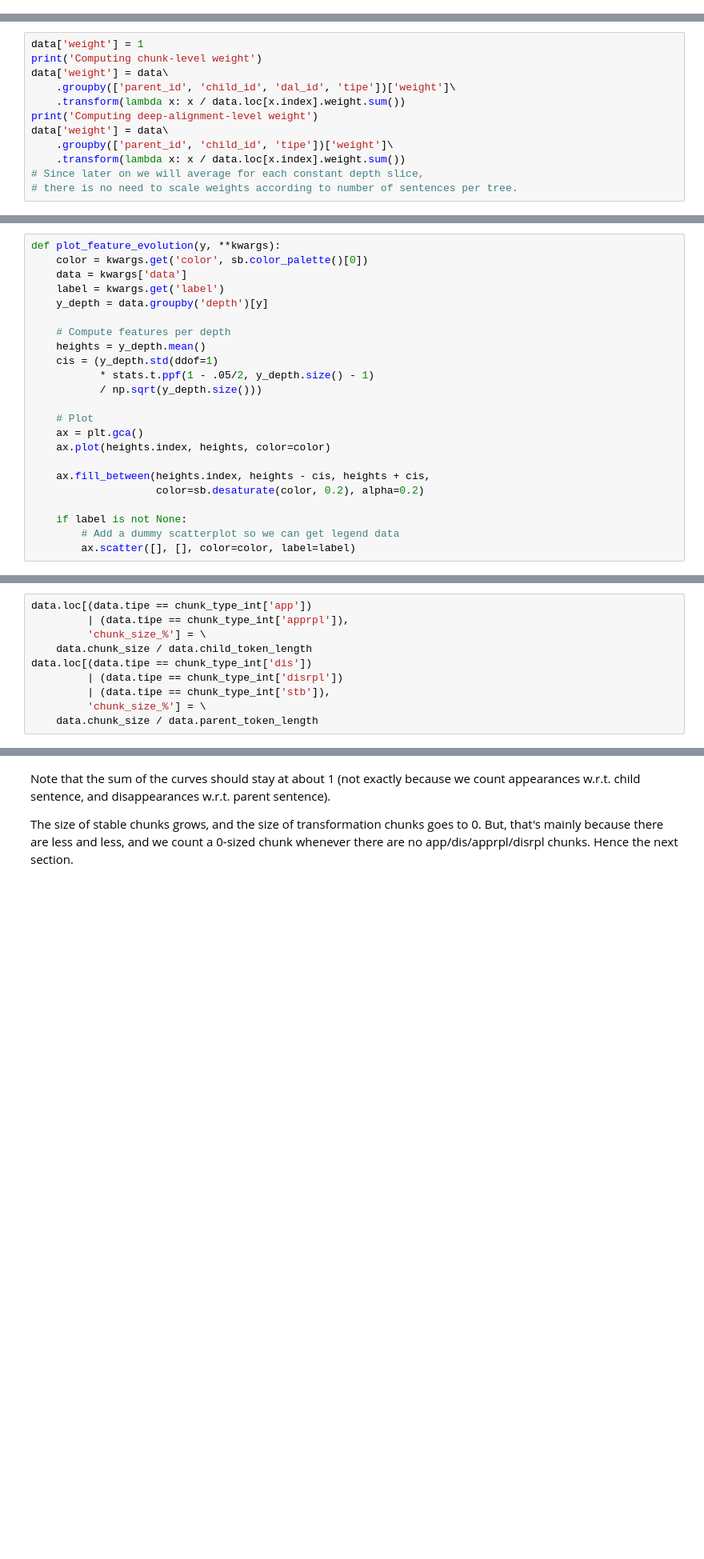
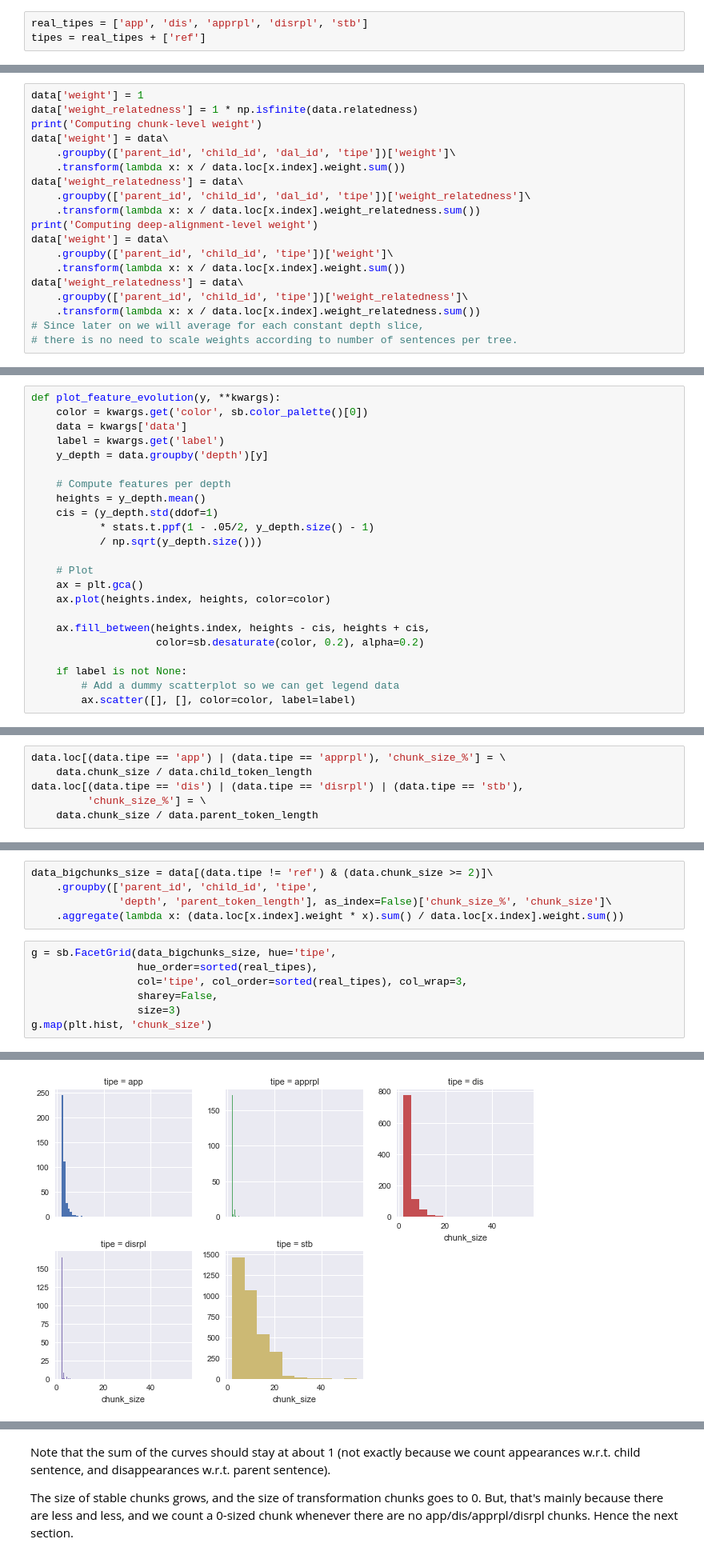
Before and after one commit to interpretation-experiment/analysis, a Jupyter notebook: notebooks/exp_3/chunk_properties.ipynb, the cells around one changed output, grey strips where cells are left out. Shown at 80% size. Saved outputs shown, nothing was run; the diff lists cells and outputs as text; blank space fills up the shorter version.

Commit message:
feat/chunks: add relatedness analysis to chunks, also without stopwords

```diff
--- a/notebooks/exp_3/chunk_properties.ipynb
+++ b/notebooks/exp_3/chunk_properties.ipynb
@@ -62,3 +53,6 @@ chunk_type_int = dict((v, k) for k, v in chunk_int_type.items())
+# %%
+real_tipes = ['app', 'dis', 'apprpl', 'disrpl', 'stb']
+tipes = real_tipes + ['ref']
 # %%
 def additional_features(parent, child):
     return {
@@ -256,14 +269,21 @@ data = pd.DataFrame(data)
 Each sentence counts for one in the plots below, so we have to weigh each row accordingly
 # %%
 data['weight'] = 1
+data['weight_relatedness'] = 1 * np.isfinite(data.relatedness)
 print('Computing chunk-level weight')
 data['weight'] = data\
     .groupby(['parent_id', 'child_id', 'dal_id', 'tipe'])['weight']\
     .transform(lambda x: x / data.loc[x.index].weight.sum())
+data['weight_relatedness'] = data\
+    .groupby(['parent_id', 'child_id', 'dal_id', 'tipe'])['weight_relatedness']\
+    .transform(lambda x: x / data.loc[x.index].weight_relatedness.sum())
 print('Computing deep-alignment-level weight')
 data['weight'] = data\
     .groupby(['parent_id', 'child_id', 'tipe'])['weight']\
     .transform(lambda x: x / data.loc[x.index].weight.sum())
+data['weight_relatedness'] = data\
+    .groupby(['parent_id', 'child_id', 'tipe'])['weight_relatedness']\
+    .transform(lambda x: x / data.loc[x.index].weight_relatedness.sum())
 # Since later on we will average for each constant depth slice,
 # there is no need to scale weights according to number of sentences per tree.
 # %% [output]
@@ -297,11 +319,7 @@ def plot_feature_evolution(y, **kwargs):
 # %%
-data.loc[(data.tipe == chunk_type_int['app'])
-         | (data.tipe == chunk_type_int['apprpl']),
-         'chunk_size_%'] = \
+data.loc[(data.tipe == 'app') | (data.tipe == 'apprpl'), 'chunk_size_%'] = \
     data.chunk_size / data.child_token_length
-data.loc[(data.tipe == chunk_type_int['dis'])
-         | (data.tipe == chunk_type_int['disrpl'])
-         | (data.tipe == chunk_type_int['stb']),
+data.loc[(data.tipe == 'dis') | (data.tipe == 'disrpl') | (data.tipe == 'stb'),
          'chunk_size_%'] = \
     data.chunk_size / data.parent_token_length
 # %%
@@ -312,0 +330,13 @@ data_sentence['rtipe'] = data_sentence.tipe.map(lambda t: chunk_int_type[t])
+# %%
+data_bigchunks_size = data[(data.tipe != 'ref') & (data.chunk_size >= 2)]\
+    .groupby(['parent_id', 'child_id', 'tipe',
+              'depth', 'parent_token_length'], as_index=False)['chunk_size_%', 'chunk_size']\
+    .aggregate(lambda x: (data.loc[x.index].weight * x).sum() / data.loc[x.index].weight.sum())
+# %%
+g = sb.FacetGrid(data_bigchunks_size, hue='tipe',
+                 hue_order=sorted(real_tipes),
+                 col='tipe', col_order=sorted(real_tipes), col_wrap=3,
+                 sharey=False,
+                 size=3)
+g.map(plt.hist, 'chunk_size')
+# %% [output]
@@ -312,0 +344 @@ data_sentence['rtipe'] = data_sentence.tipe.map(lambda t: chunk_int_type[t])
+[figure, added]
```
Also changed, not shown: parts of 24 cells of this notebook, 1 other file.
